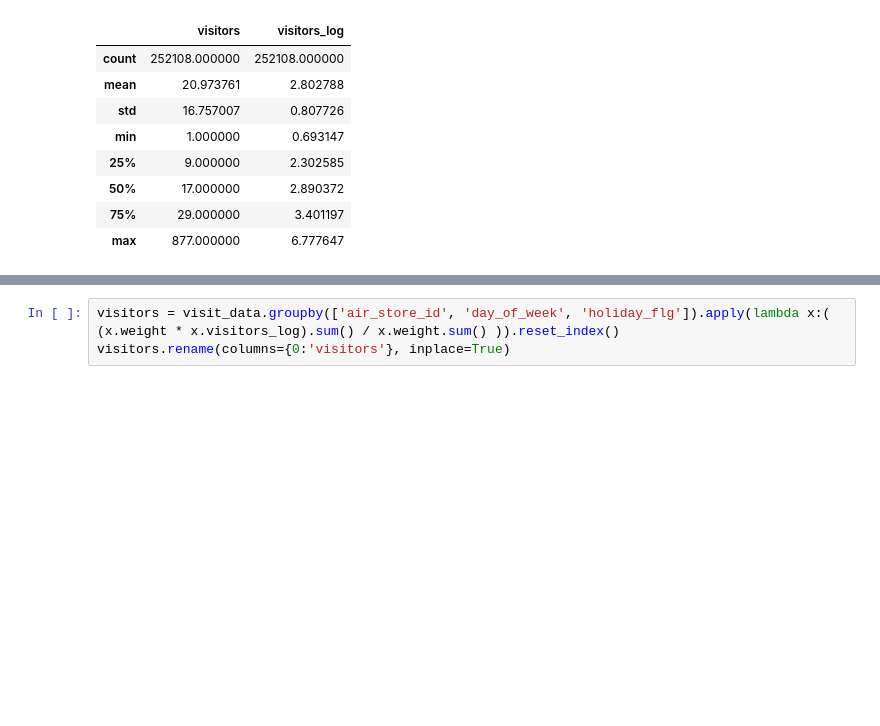
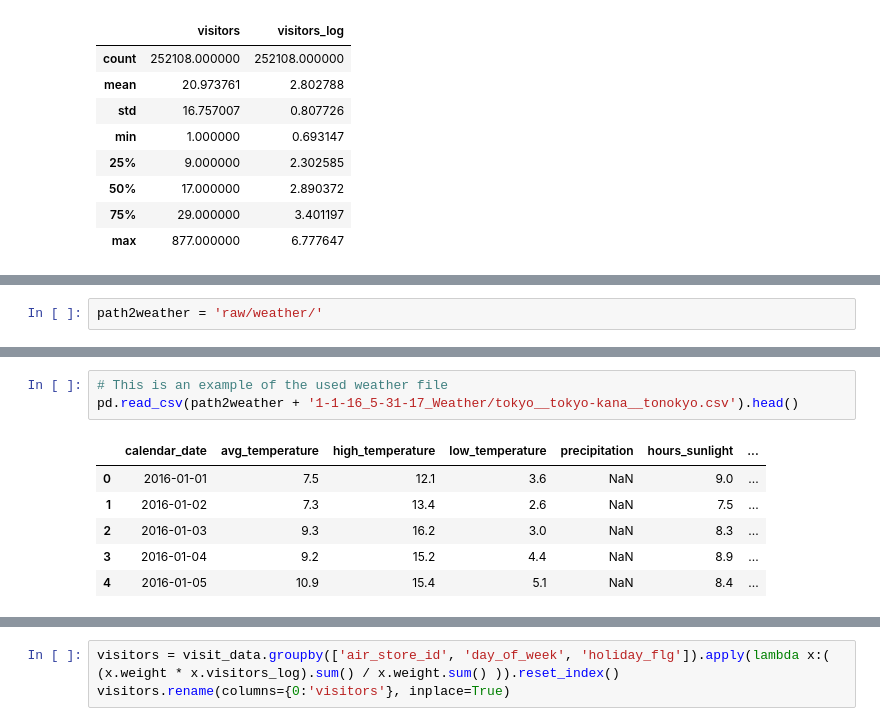
Before and after one commit to EulerFaria/Machine-Learning-Final-Project, a Jupyter notebook: Recruit Restaurant Visitor Forecasting.ipynb, the cells around one changed output, grey strips where cells are left out. Cells and saved outputs as stored; diff of their text form; blank space fills up the shorter version.

```diff
--- a/Recruit Restaurant Visitor Forecasting.ipynb
+++ b/Recruit Restaurant Visitor Forecasting.ipynb
@@ -129,0 +135,2 @@ visit_data[['visitors', 'visitors_log']].describe()
+# %%
+path2weather = 'raw/weather/'
@@ -129,0 +147,10 @@ visit_data[['visitors', 'visitors_log']].describe()
+# %%
+# This is an example of the used weather file
+pd.read_csv(path2weather + '1-1-16_5-31-17_Weather/tokyo__tokyo-kana__tonokyo.csv').head()
+# %% [output]
+|  | calendar_date | avg_temperature | high_temperature | low_temperature | precipitation | hours_sunlight | ... |
+| 0 | 2016-01-01 | 7.5 | 12.1 | 3.6 | NaN | 9.0 | ... |
+| 1 | 2016-01-02 | 7.3 | 13.4 | 2.6 | NaN | 7.5 | ... |
+| 2 | 2016-01-03 | 9.3 | 16.2 | 3.0 | NaN | 8.3 | ... |
+| 3 | 2016-01-04 | 9.2 | 15.2 | 4.4 | NaN | 8.9 | ... |
+| 4 | 2016-01-05 | 10.9 | 15.4 | 5.1 | NaN | 8.4 | ... |
```
Also changed, not shown: parts of 12 cells of this notebook.
